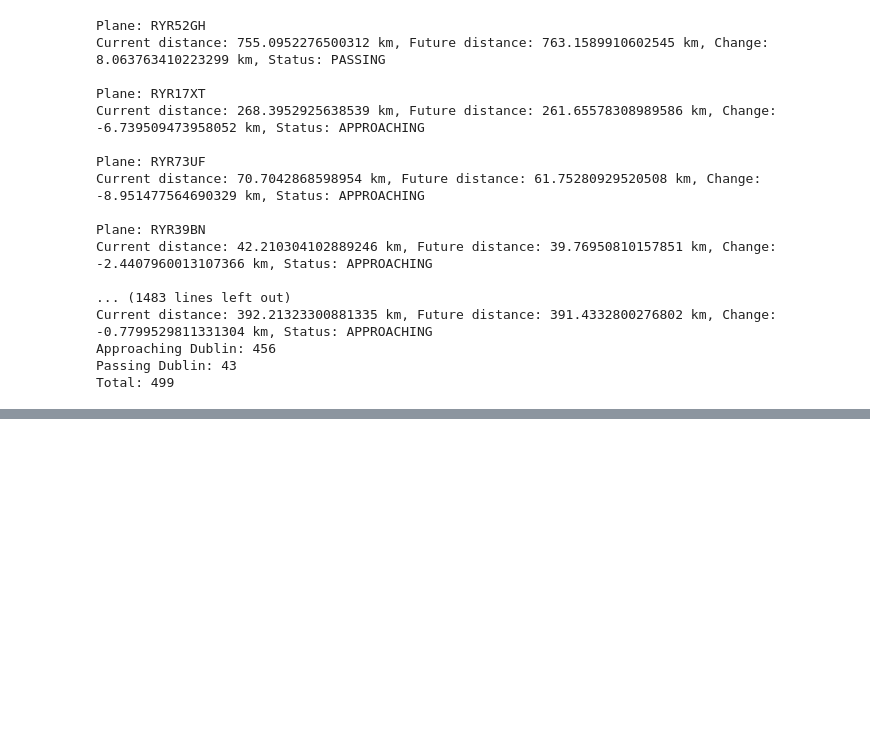
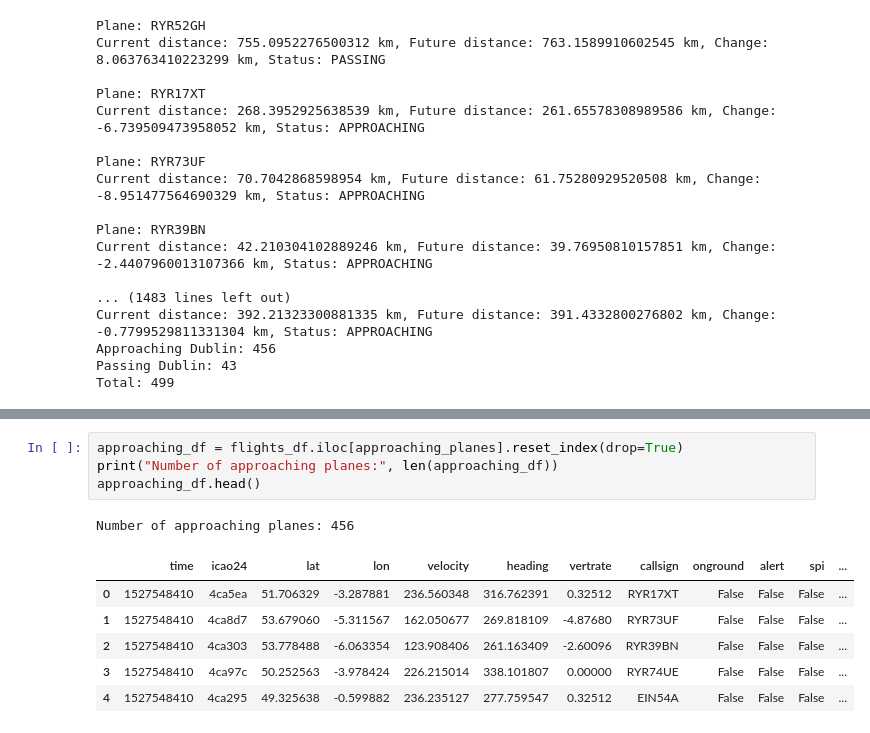
Before and after one commit to Yunnna005/mtu-ai, a Jupyter notebook: Projects/Genetic_algorithm/Genetic_algorithm.ipynb, the cells around one changed output, grey strips where cells are left out. Cells and saved outputs as stored; diff of their text form; blank space fills up the shorter version.

```diff
--- a/Projects/Genetic_algorithm/Genetic_algorithm.ipynb
+++ b/Projects/Genetic_algorithm/Genetic_algorithm.ipynb
@@ -514,0 +522,12 @@ Total: 499
+# %%
+approaching_df = flights_df.iloc[approaching_planes].reset_index(drop=True)
+print("Number of approaching planes:", len(approaching_df))
+approaching_df.head()
+# %% [output]
+Number of approaching planes: 456
+|  | time | icao24 | lat | lon | velocity | heading | vertrate | callsign | onground | alert | spi | ... |
+| 0 | 1527548410 | 4ca5ea | 51.706329 | -3.287881 | 236.560348 | 316.762391 | 0.32512 | RYR17XT | False | False | False | ... |
+| 1 | 1527548410 | 4ca8d7 | 53.679060 | -5.311567 | 162.050677 | 269.818109 | -4.87680 | RYR73UF | False | False | False | ... |
+| 2 | 1527548410 | 4ca303 | 53.778488 | -6.063354 | 123.908406 | 261.163409 | -2.60096 | RYR39BN | False | False | False | ... |
+| 3 | 1527548410 | 4ca97c | 50.252563 | -3.978424 | 226.215014 | 338.101807 | 0.00000 | RYR74UE | False | False | False | ... |
+| 4 | 1527548410 | 4ca295 | 49.325638 | -0.599882 | 236.235127 | 277.759547 | 0.32512 | EIN54A | False | False | False | ... |
```
Also changed, not shown: parts of 4 cells of this notebook, 1 other file.
